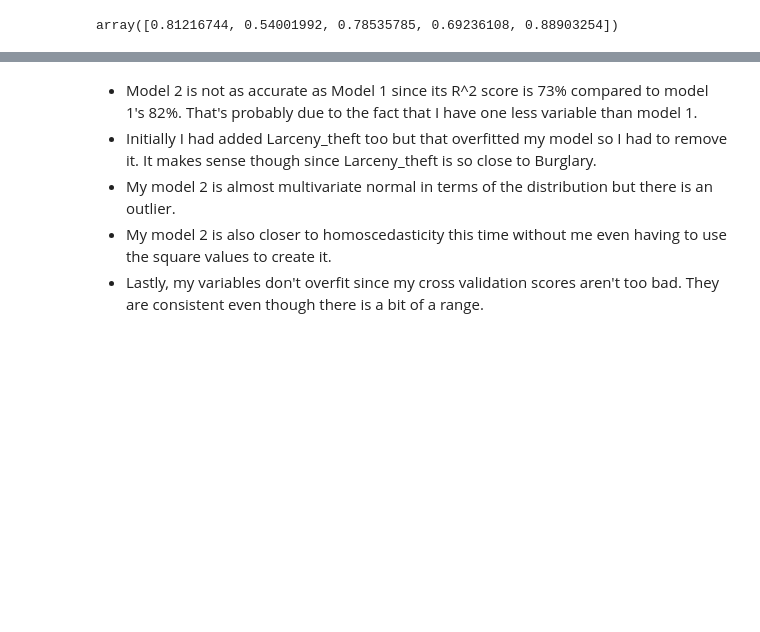
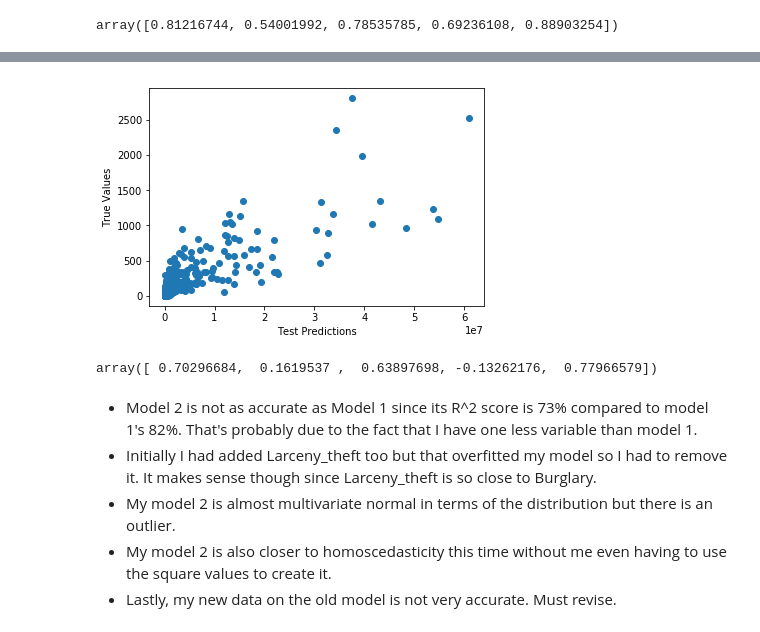
Before and after one commit to lamkg/Thinkful-, a Jupyter notebook: U2 L4 P4 Challenge Regression Model .ipynb, the cells around one changed output, grey strips where cells are left out. Saved outputs shown, nothing was run; the diff lists cells and outputs as text; code cells hidden in the pictures; blank space fills up the shorter version.

Commit message:
Tested data on my old model

```diff
--- a/U2 L4 P4 Challenge Regression Model .ipynb
+++ b/U2 L4 P4 Challenge Regression Model .ipynb
@@ -466,3 +466,30 @@ from sklearn.model_selection import cross_val_score
 cross_val_score(model, X, Y, cv=5)
 # %% [output]
 array([0.81216744, 0.54001992, 0.78535785, 0.69236108, 0.88903254])
+# %%
+# Validating new data on the old model.
+
+regr = linear_model.LinearRegression()
+Y = data['Property_Crime'].values.reshape(-1, 1)
+X = data[['Population','Robbery','Violent_Crime', 'Murder']]
+
+
+# Shape didn't fit so going back to old data.
+# Xt = data[['Population','Violent_Crime', 'Robbery Sqrd', 'Murder']]
+# none of the variables suffer from overfitting, consistent cross validation scores.
+# Extrmely low R^2 score, probably due to one squared variable.
+Xt = data[['Population Sqrd', 'Violent Crime Sqrd', 'Robbery Sqrd', 'Murder Sqrd']]
+# All squared gives me an extremely inconsistent cross validation score.
+
+
+# Fit model from the training set.
+test_model = regr.fit(X, Y)
+
+# Test
+test_predictions = regr.predict(Xt)
+
+# Inspect the results of original model
+print('\nCoefficients: \n', regr.coef_)
+print('\nIntercept: \n', regr.intercept_)
+print('\nR-squared:')
+print(regr.score(Xt, Y))
@@ -469,6 +505,20 @@ array([0.81216744, 0.54001992, 0.78535785, 0.69236108, 0.88903254])
+# %%
+plt.scatter(test_predictions, Y)
+plt.ylabel('True Values')
+plt.xlabel('Test Predictions')
+plt.show()
+# %% [output]
+[figure, added]
+# %%
+modelt = regr.fit(Xt, Y)
+
+from sklearn.model_selection import cross_val_score
+cross_val_score(modelt, Xt, Y, cv=5)
+# %% [output]
+array([ 0.70296684,  0.1619537 ,  0.63897698, -0.13262176,  0.77966579])
 # %% [markdown]
 - Model 2 is not as accurate as Model 1 since its R^2 score is 73% compared to model 1's 82%. That's probably due to the fact that I have one less variable than model 1.
 - Initially I had added Larceny_theft too but that overfitted my model so I had to remove it. It makes sense though since Larceny_theft is so close to Burglary.
 - My model 2 is almost multivariate normal in terms of the distribution but there is an outlier.
 - My model 2 is also closer to homoscedasticity this time without me even having to use the square values to create it.
-- Lastly, my variables don't overfit since my cross validation scores aren't too bad. They are consistent even though there is a bit of a range.
+- Lastly, my new data on the old model is not very accurate. Must revise.
```
Also changed, not shown: parts of 1 cell of this notebook.
